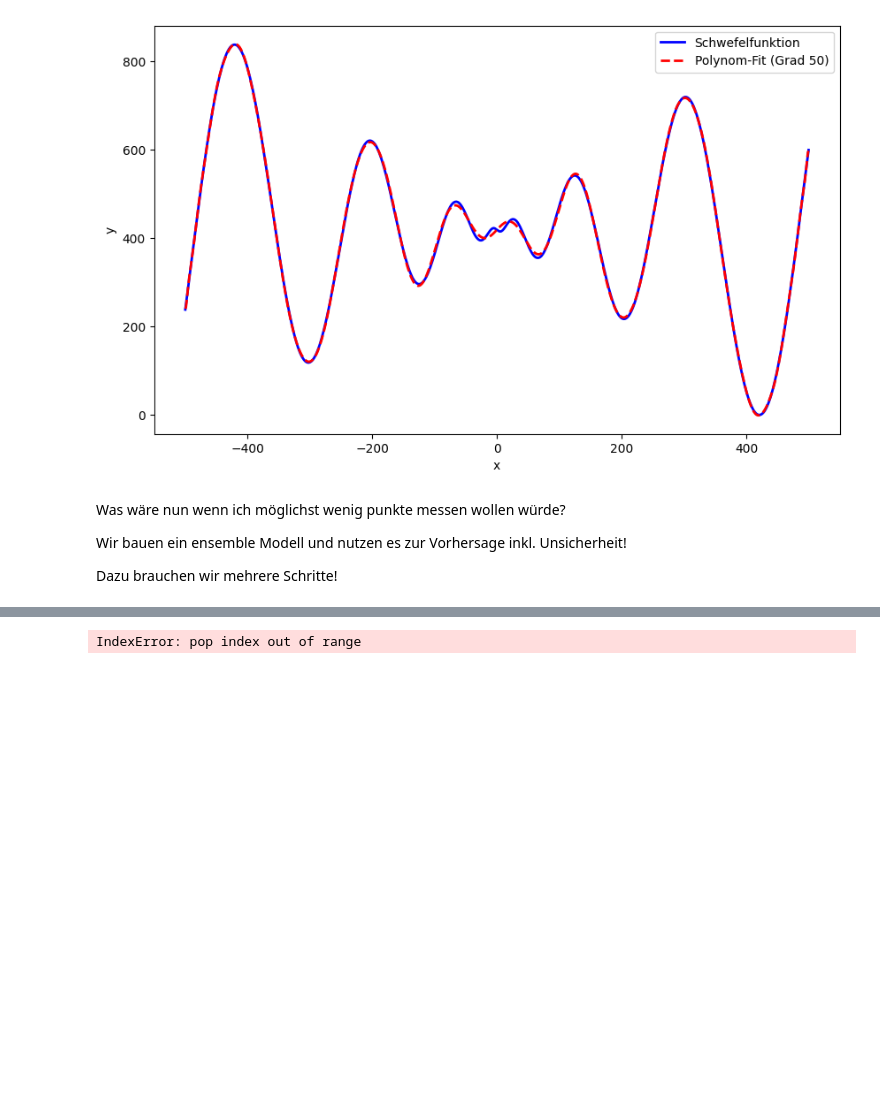
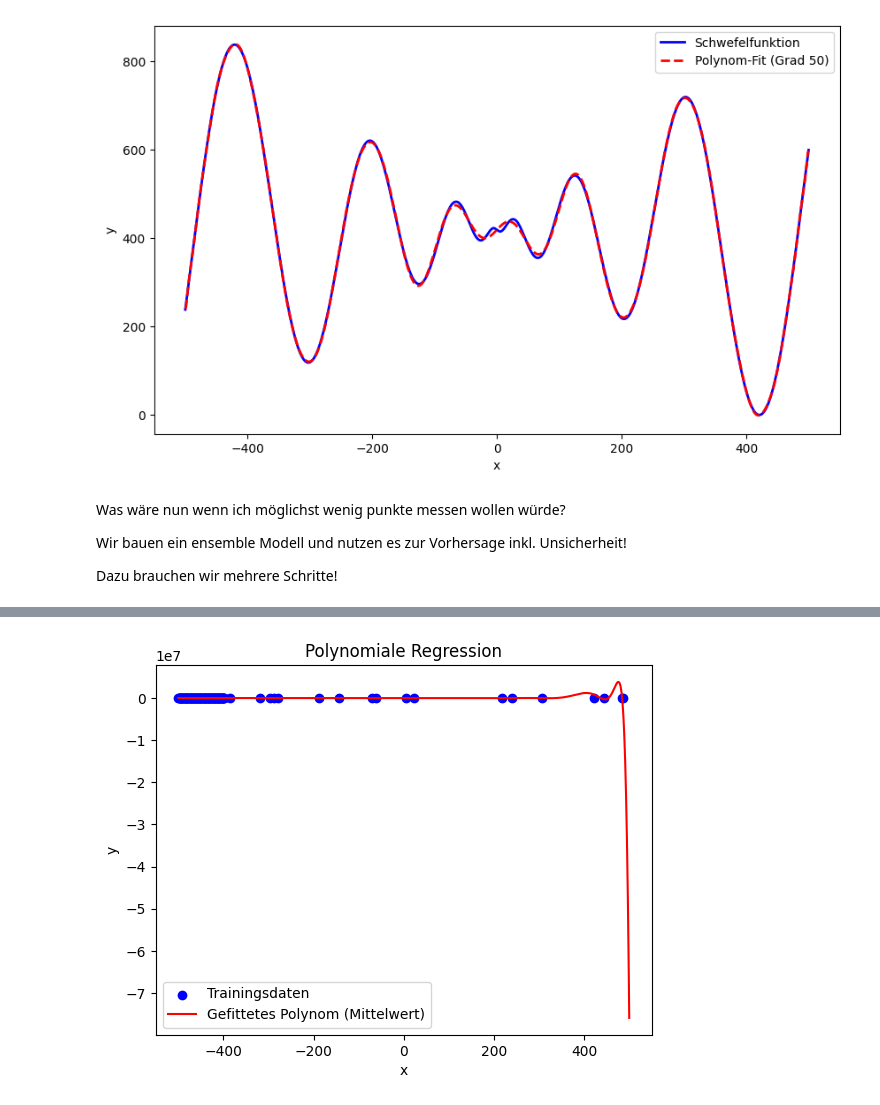
Before and after one commit to Lemonatix/how-to-python, a Jupyter notebook: Computerscience and Programming 24/VL_24.01.25/datascience_puds.ipynb, the cells around one changed output, grey strips where cells are left out. Cells and saved outputs as stored; diff of their text form; code cells hidden in the pictures; blank space fills up the shorter version.

Commit message:
plot is working now (might be still improper)

```diff
--- a/Computerscience and Programming 24/VL_24.01.25/datascience_puds.ipynb
+++ b/Computerscience and Programming 24/VL_24.01.25/datascience_puds.ipynb
@@ -582,19 +582,33 @@ for n in range(100):
 # %%
 for all_ in range(100):
     x_train.append(x_test.pop(np.argmax(aq_fcn)))
     y_train.append(schwefel(x_train[-1]))
 
     models = []
     for n in range(100):
         ix_temp = np.random.choice(np.arange(len(x_train)), size=int(len(x_train)*0.9), replace=False)
         x_temp = np.array(x_train)[ix_temp]
         y_temp = np.array(y_train)[ix_temp]
         degree = min([len(x_temp), 50])
         coefficients = np.polyfit(x_temp, y_temp, degree)
         models.append(np.poly1d(coefficients))
     aq_fcn = 0.5*np.mean(prediction.T, axis = 1)+0.5*np.var(prediction.T, axis = 1)
+
+# Berechnung der gefitteten Werte für jedes Modell
+y_fits = [model(x_fit) for model in models]
+
+# Mittelwert der gefitteten Werte berechnen
+y_fit_mean = np.mean(y_fits, axis=0)
+
+plt.scatter(x_train, y_train, color='blue', label='Trainingsdaten')
+plt.plot(x_fit, y_fit_mean, color='red', label='Gefittetes Polynom (Mittelwert)')
+plt.xlabel('x')
+plt.ylabel('y')
+plt.title('Polynomiale Regression')
+plt.legend()
+plt.show()
 # %% [output]
-IndexError: pop index out of range
+[figure, added]
 # %%
 # pop lists
 # argmax & argsort
```
Also changed, not shown: parts of 10 cells of this notebook.
